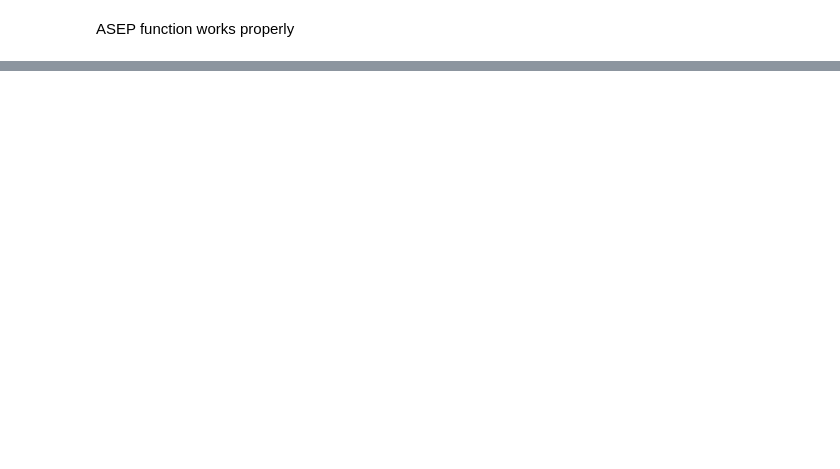
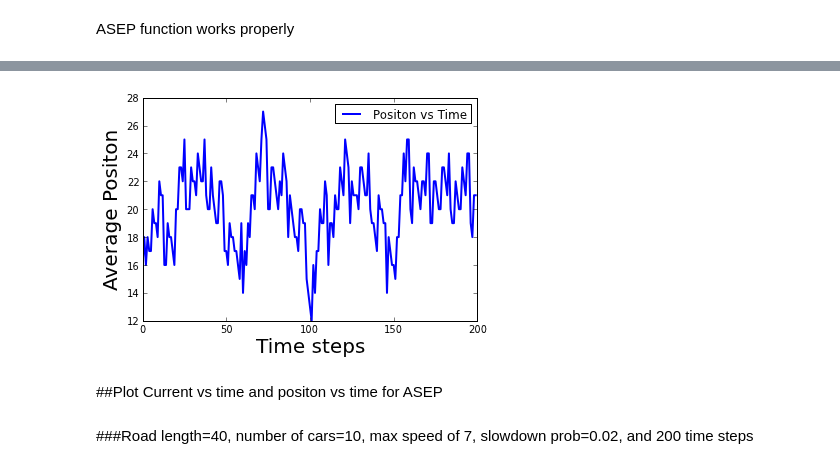
Before and after one commit to npilgram/PHYS202-S13, a Jupyter notebook: Project/Project2.ipynb, the cells around one changed output, grey strips where cells are left out. Drawn from its saved outputs; the diff is of its cells as text; code cells hidden in the pictures; blank space fills up the shorter version.

```diff
--- a/Project/Project2.ipynb
+++ b/Project/Project2.ipynb
@@ -230,0 +283,12 @@ def multi_step_ASEP(L,c,v_max,N):
+# %%
+plot(arange(200),q[1],lw=2, label='Positon vs Time')
+xlabel('Time steps', fontsize=20)
+ylabel('Average Positon', fontsize=20)
+legend(loc=0)
+show()
+# %% [output]
+[figure, added]
+# %% [markdown]
+##Plot Current vs time and positon vs time for ASEP
+# %% [markdown]
+###Road length=40, number of cars=10, max speed of 7, slowdown prob=0.02, and 200 time steps
```
Also changed, not shown: parts of 34 cells of this notebook.
